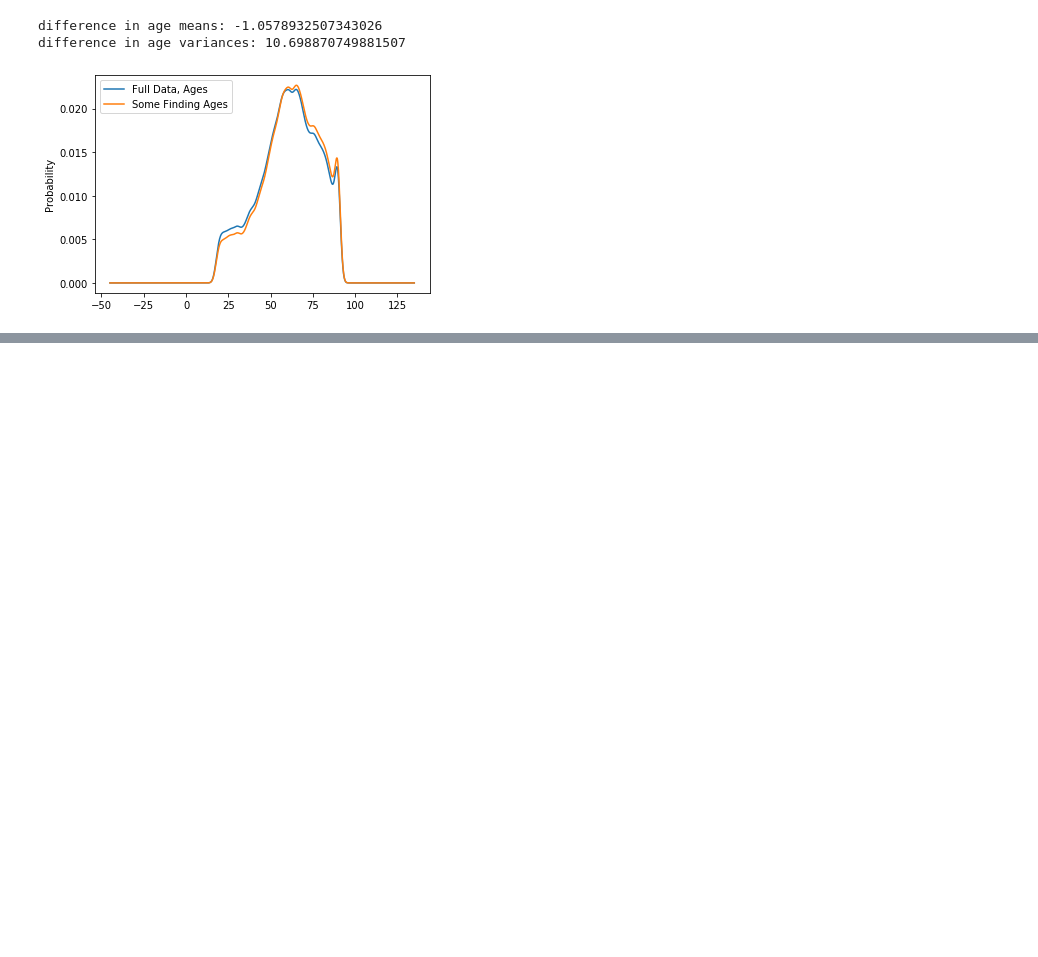
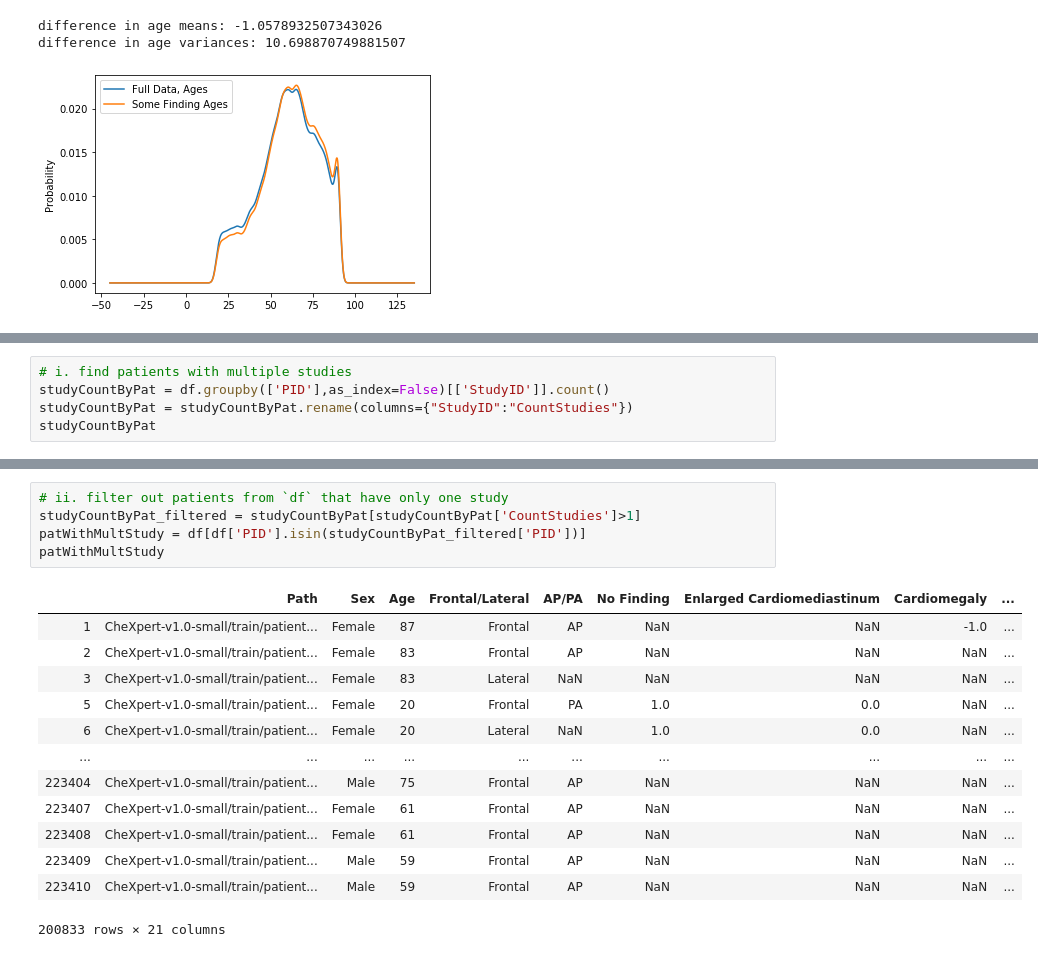
Before and after one commit to peterdobbs77/statistical_simulation, a Jupyter notebook: InvestigatingCheXpert.ipynb, the cells around one changed output, grey strips where cells are left out. Saved outputs shown, nothing was run; the diff lists cells and outputs as text; blank space fills up the shorter version.

```diff
--- a/InvestigatingCheXpert.ipynb
+++ b/InvestigatingCheXpert.ipynb
@@ -172,0 +156,5 @@ TypeError: count() takes 1 positional argument but 2 were given
+# %%
+# i. find patients with multiple studies
+studyCountByPat = df.groupby(['PID'],as_index=False)[['StudyID']].count()
+studyCountByPat = studyCountByPat.rename(columns={"StudyID":"CountStudies"})
+studyCountByPat
@@ -172,0 +175,19 @@ TypeError: count() takes 1 positional argument but 2 were given
+# %%
+# ii. filter out patients from `df` that have only one study
+studyCountByPat_filtered = studyCountByPat[studyCountByPat['CountStudies']>1]
+patWithMultStudy = df[df['PID'].isin(studyCountByPat_filtered['PID'])]
+patWithMultStudy
+# %% [output]
+|  | Path | Sex | Age | Frontal/Lateral | AP/PA | No Finding | Enlarged Cardiomediastinum | Cardiomegaly | ... |
+| 1 | CheXpert-v1.0-small/train/patient... | Female | 87 | Frontal | AP | NaN | NaN | -1.0 | ... |
+| 2 | CheXpert-v1.0-small/train/patient... | Female | 83 | Frontal | AP | NaN | NaN | NaN | ... |
+| 3 | CheXpert-v1.0-small/train/patient... | Female | 83 | Lateral | NaN | NaN | NaN | NaN | ... |
+| 5 | CheXpert-v1.0-small/train/patient... | Female | 20 | Frontal | PA | 1.0 | 0.0 | NaN | ... |
+| 6 | CheXpert-v1.0-small/train/patient... | Female | 20 | Lateral | NaN | 1.0 | 0.0 | NaN | ... |
+| ... | ... | ... | ... | ... | ... | ... | ... | ... | ... |
+| 223404 | CheXpert-v1.0-small/train/patient... | Male | 75 | Frontal | AP | NaN | NaN | NaN | ... |
+| 223407 | CheXpert-v1.0-small/train/patient... | Female | 61 | Frontal | AP | NaN | NaN | NaN | ... |
+| 223408 | CheXpert-v1.0-small/train/patient... | Female | 61 | Frontal | AP | NaN | NaN | NaN | ... |
+| 223409 | CheXpert-v1.0-small/train/patient... | Male | 59 | Frontal | AP | NaN | NaN | NaN | ... |
+| 223410 | CheXpert-v1.0-small/train/patient... | Male | 59 | Frontal | AP | NaN | NaN | NaN | ... |
+200833 rows × 21 columns
```
Also changed, not shown: parts of 11 cells of this notebook.
